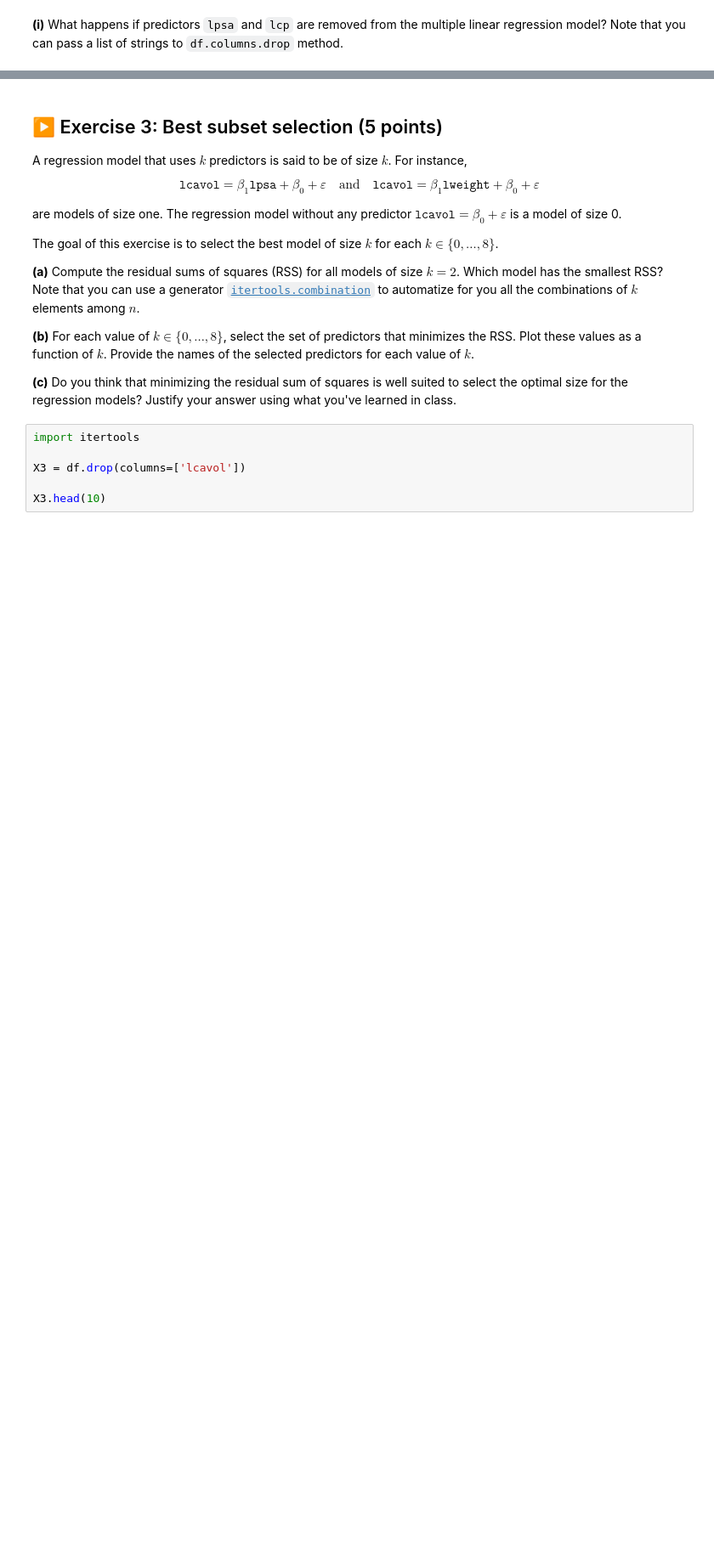
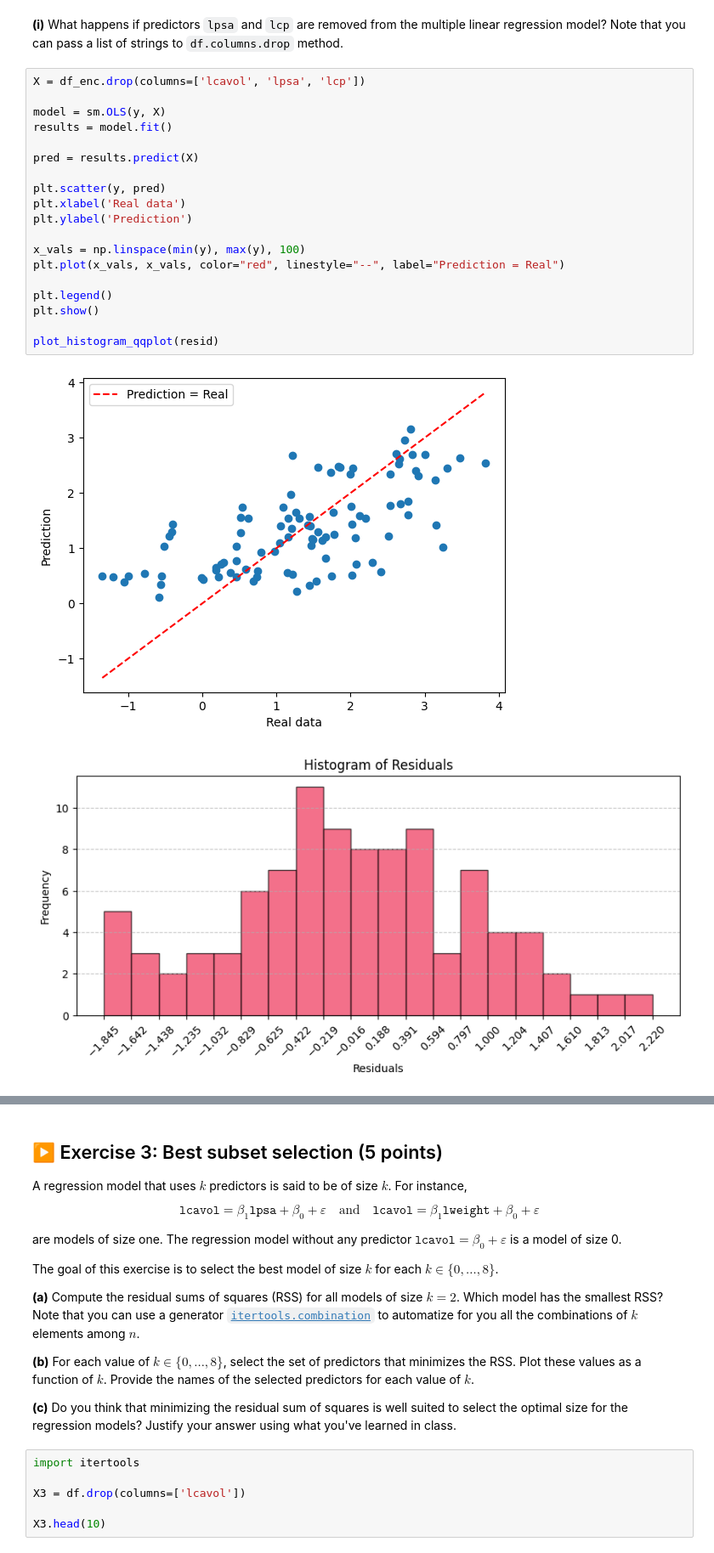
Before and after one commit to giangNguyen2007/statistical_learning, a Jupyter notebook: TP1/TP1.ipynb, the cells around one changed output, grey strips where cells are left out. Shown at 85% size. Saved outputs shown, nothing was run; the diff lists cells and outputs as text; blank space fills up the shorter version.

```diff
--- a/TP1/TP1.ipynb
+++ b/TP1/TP1.ipynb
@@ -365,2 +387,24 @@ Residual Sum of Squares (RSS): 41.8141
 # %% [markdown]
 **(i)** What happens if predictors `lpsa` and `lcp` are removed from the multiple linear regression model? Note that you can pass a list of strings to `df.columns.drop` method.
+# %%
+X = df_enc.drop(columns=['lcavol', 'lpsa', 'lcp'])
+
+model = sm.OLS(y, X)
+results = model.fit()
+
+pred = results.predict(X)
+
+plt.scatter(y, pred)
+plt.xlabel('Real data')
+plt.ylabel('Prediction')
+
+x_vals = np.linspace(min(y), max(y), 100)
+plt.plot(x_vals, x_vals, color="red", linestyle="--", label="Prediction = Real")
+
+plt.legend()
+plt.show()
+
+plot_histogram_qqplot(resid)
+# %% [output]
+[figure, added]
+[figure, added]
```
Also changed, not shown: parts of 9 cells of this notebook.
